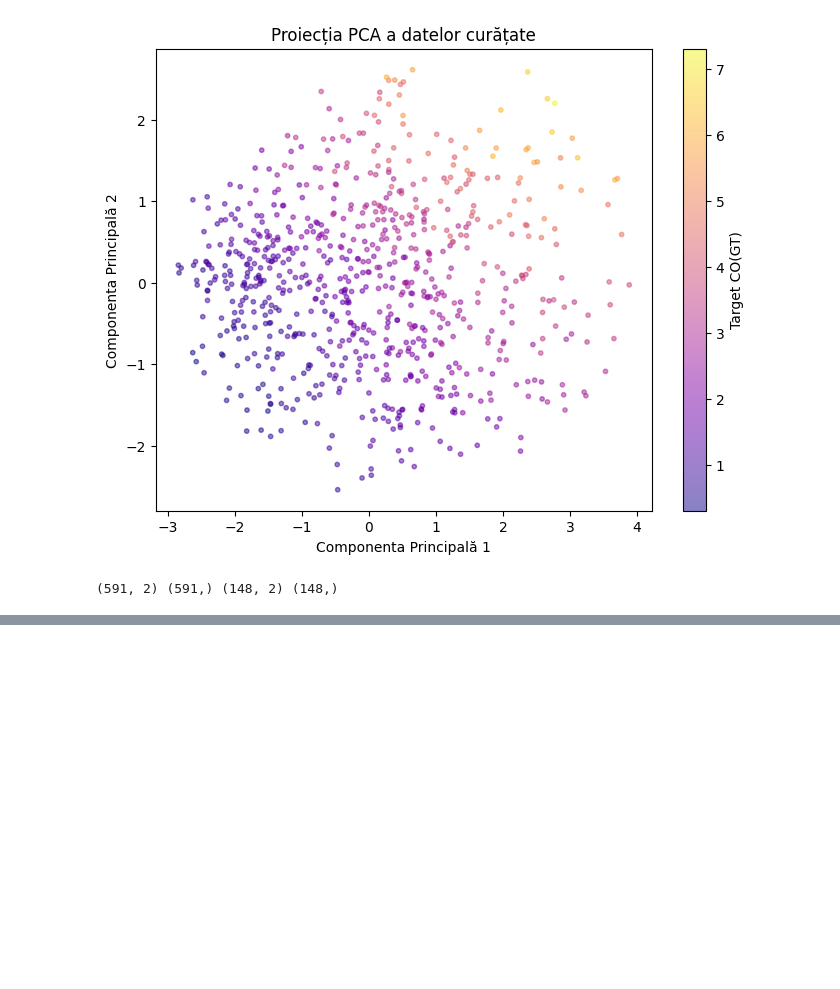
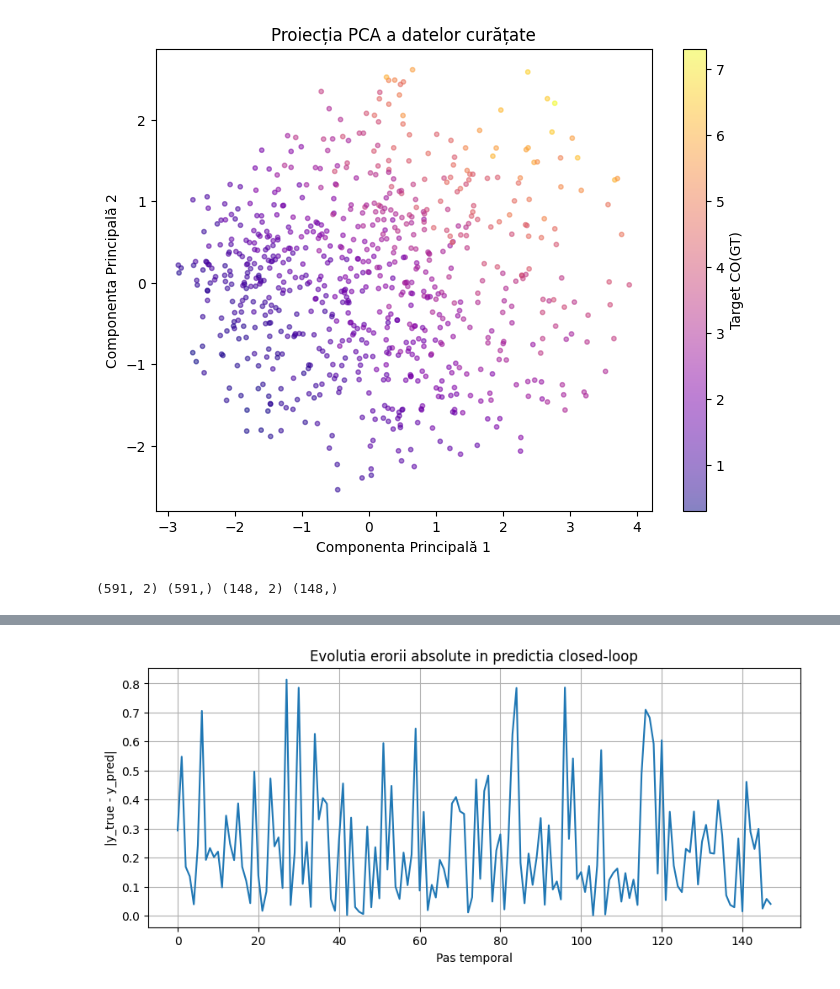
Before and after one commit to Patraxbi/Colocviu-TIA, a Jupyter notebook: main.ipynb, the cells around one changed output, grey strips where cells are left out. Saved outputs shown, nothing was run; the diff lists cells and outputs as text; code cells hidden in the pictures; blank space fills up the shorter version.

```diff
--- a/main.ipynb
+++ b/main.ipynb
@@ -369,0 +523,22 @@ R2 Score: 0.9355
+# %%
+
+import numpy as np
+import matplotlib.pyplot as plt
+
+# asigurare vectori 1D
+y_true = np.asarray(y_lag_test).reshape(-1)
+y_pred = np.asarray(Y_lag_pred_loop).reshape(-1)
+
+# eroare absoluta
+abs_err = np.abs(y_true - y_pred)
+
+# plot
+plt.figure(figsize=(10, 4))
+plt.plot(abs_err, linewidth=1.5)
+plt.xlabel("Pas temporal")
+plt.ylabel("|y_true - y_pred|")
+plt.title("Evolutia erorii absolute in predictia closed-loop")
+plt.grid(True)
+plt.show()
+# %% [output]
+[figure, added]
```
Also changed, not shown: parts of 6 cells of this notebook.
